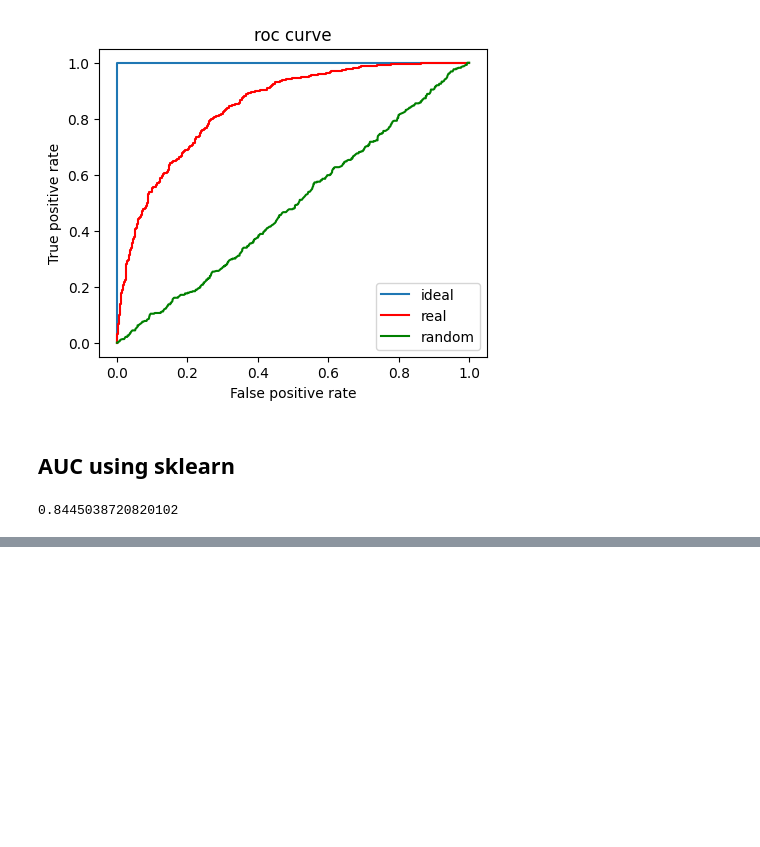
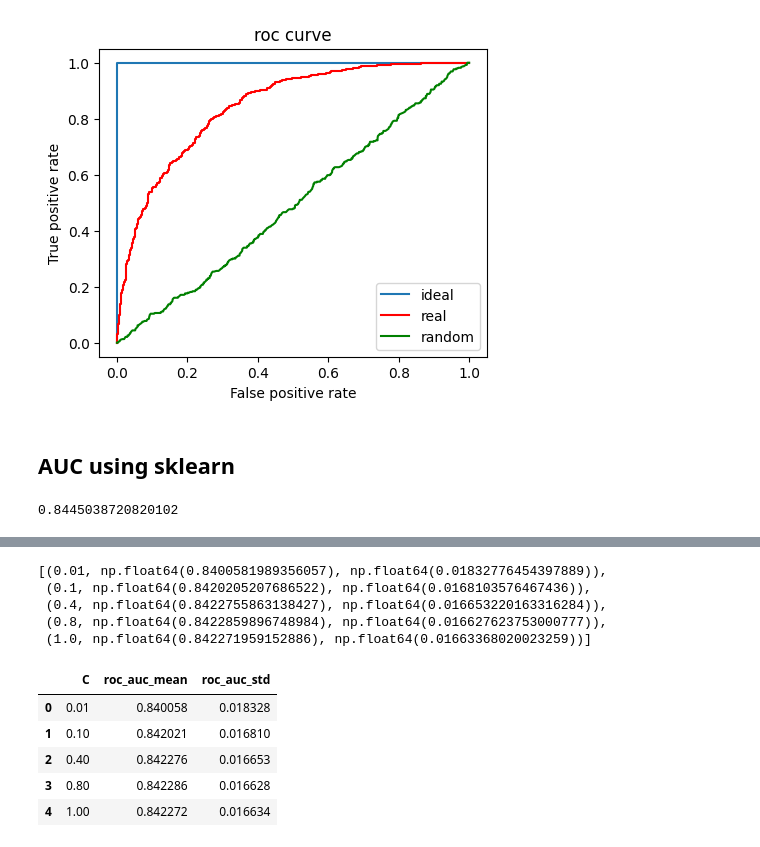
Before and after one commit to BALJAPALLIANSHUL/machine_learning_zoomcamp, a Jupyter notebook: 04-evaluation metrics/evaluation_metrics.ipynb, the cells around one changed output, grey strips where cells are left out. Cells and saved outputs as stored; diff of their text form; code cells hidden in the pictures; blank space fills up the shorter version.

Commit message:
K fold cross validation

```diff
--- a/04-evaluation metrics/evaluation_metrics.ipynb
+++ b/04-evaluation metrics/evaluation_metrics.ipynb
@@ -375,0 +382,2 @@ roc_auc_score(y_val,y_pred_prob)
+# %%
+kf = KFold(n_splits=8, shuffle=True, random_state=42)
@@ -375,0 +386,35 @@ roc_auc_score(y_val,y_pred_prob)
+# %%
+roc_auc_scores = []
+C_S = [0.01,0.1,0.4,0.8,1.0]
+for C in C_S:
+    fold_roc_auc_scores = []
+    for train_idx,test_idx in tqdm(kf.split(X_full_train_ohe,y_train_val)):
+        X_train_kf = X_full_train_ohe[train_idx]
+        y_train_kf = y_train_val.iloc[train_idx].values
+        X_val_kf = X_full_train_ohe[test_idx]
+        y_val_kf = y_train_val.iloc[test_idx].values
+
+        model = LogisticRegression(C=C,max_iter=5000)
+        model.fit(X_train_kf,y_train_kf.ravel())
+        y_val_kf_pred_prob = model.predict_proba(X_val_kf)[:,1]
+        fold_roc_auc = roc_auc_score(y_val_kf,y_val_kf_pred_prob)
+        fold_roc_auc_scores.append(fold_roc_auc)
+    roc_auc_scores.append((C, np.mean(fold_roc_auc_scores),np.std(fold_roc_auc_scores)))
+# %%
+roc_auc_scores
+# %% [output]
+[(0.01, np.float64(0.8400581989356057), np.float64(0.01832776454397889)),
+ (0.1, np.float64(0.8420205207686522), np.float64(0.0168103576467436)),
+ (0.4, np.float64(0.8422755863138427), np.float64(0.016653220163316284)),
+ (0.8, np.float64(0.8422859896748984), np.float64(0.016627623753000777)),
+ (1.0, np.float64(0.842271959152886), np.float64(0.01663368020023259))]
+# %%
+roc_auc_scores_df = pd.DataFrame(roc_auc_scores,columns=['C','roc_auc_mean','roc_auc_std'])
+roc_auc_scores_df
+# %% [output]
+|  | C | roc_auc_mean | roc_auc_std |
+| 0 | 0.01 | 0.840058 | 0.018328 |
+| 1 | 0.10 | 0.842021 | 0.016810 |
+| 2 | 0.40 | 0.842276 | 0.016653 |
+| 3 | 0.80 | 0.842286 | 0.016628 |
+| 4 | 1.00 | 0.842272 | 0.016634 |
```
Also changed, not shown: parts of 5 cells of this notebook.
